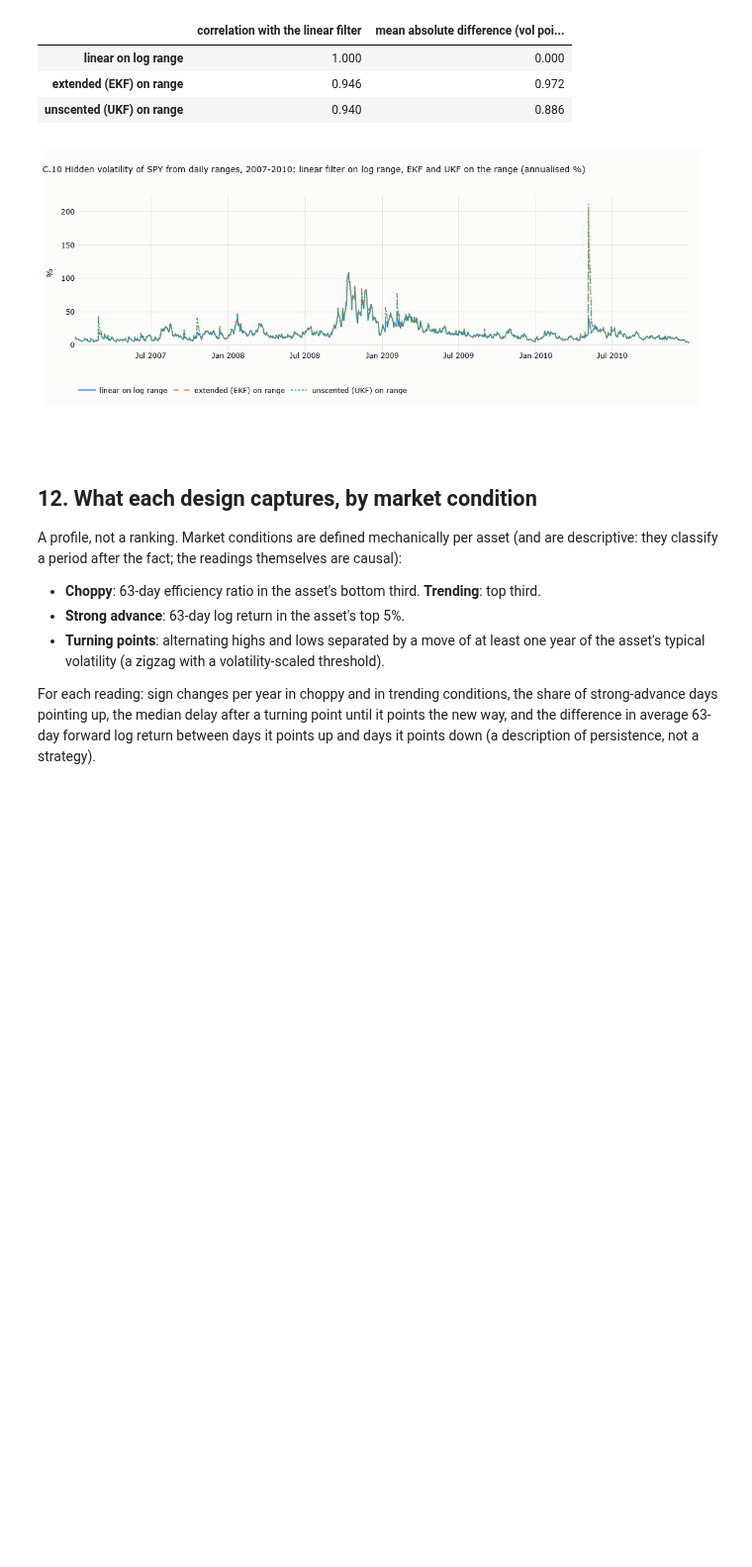
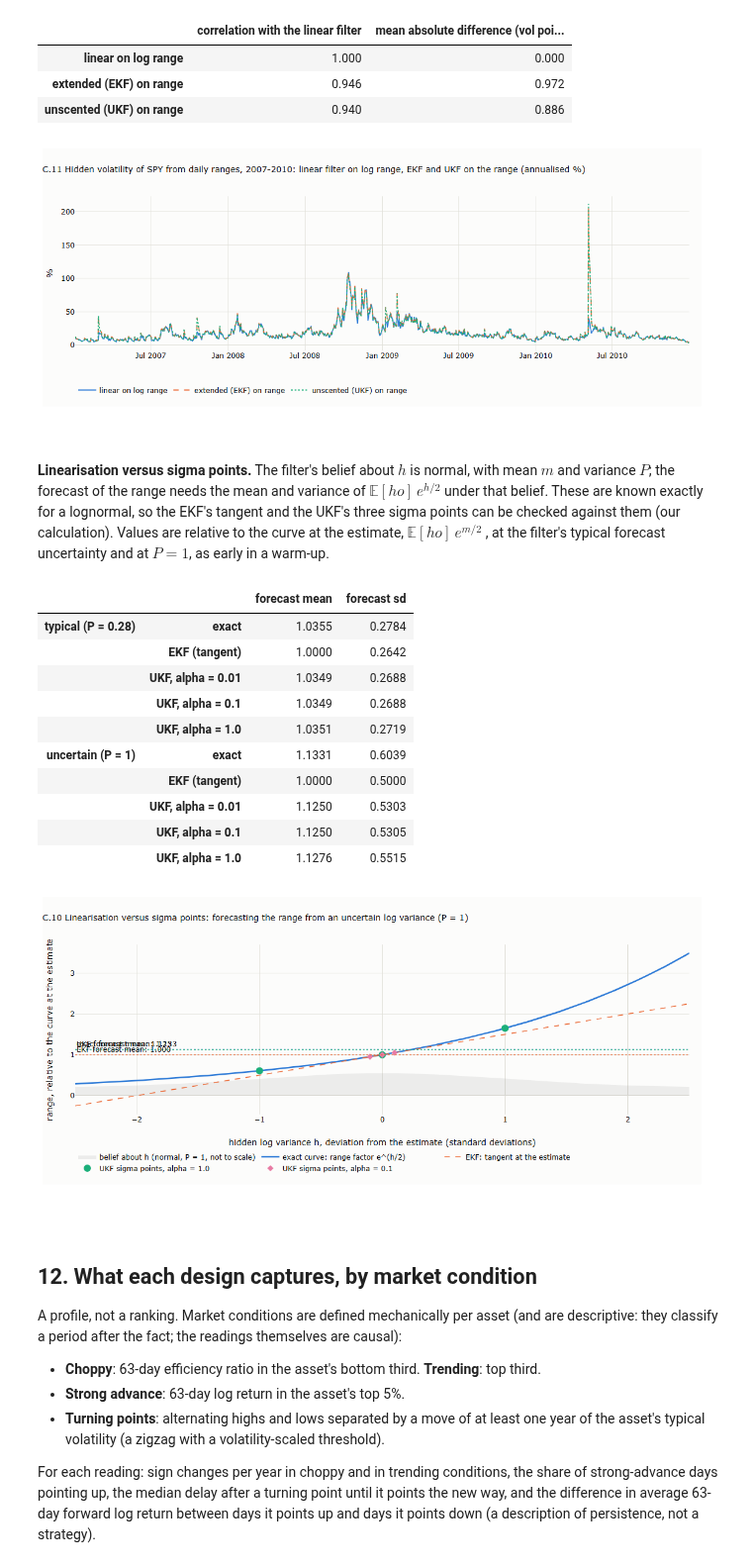
Before and after one commit to MaxGnesi/systematic-trading-notes, a Jupyter notebook: lectures/04-tracking-hidden-states/13_tracking_hidden_states.ipynb, the cells around one changed output. Shown at 99% size. Saved outputs shown, nothing was run; the diff lists cells and outputs as text; code cells hidden in the pictures; blank space fills up the shorter version.

```diff
--- a/lectures/04-tracking-hidden-states/13_tracking_hidden_states.ipynb
+++ b/lectures/04-tracking-hidden-states/13_tracking_hidden_states.ipynb
@@ -501,0 +506,14 @@ fig
+# %%
+pace = pd.Series(y_qqq, dates).diff(20) * 252 / 20
+w = slice("2020-03-23", "2020-06-30")
+print(f"QQQ fastest 20-day pace after the March low: {100 * pace[w].max():.0f}% annualised ({pace[w].idxmax().date()})")
+rows = {}
+for nm, q in settings.items():
+    Xs = pd.DataFrame(kalman(y_qqq, F3, H3, np.array(q), 1e-4)["states"], index=dates)
+    sl, gap = Xs[1][w], np.exp(Xs[0] - y_qqq)[w] - 1
+    t0 = sl.idxmax(); i0 = dates.get_loc(t0)
+    rows[nm] = {"peak slope (% a year)": 100 * 252 * sl.max(), "date": t0.date(),
+                "next 21 days implied by the slope (%)": 100 * (np.exp(21 * sl.max()) - 1),
+                "next 21 days realised (%)": 100 * (qqq.iloc[i0 + 21] / qqq.iloc[i0] - 1),
+                "largest level above price (%)": 100 * gap.max()}
+display(pd.DataFrame(rows).T.round(1))
@@ -742,6 +836,72 @@ Agreement between the three estimates of annualised session volatility (SPY):
 | extended (EKF) on range | 0.946 | 0.972 |
 | unscented (UKF) on range | 0.940 | 0.886 |
 [figure]
+# %% [markdown]
+**Linearisation versus sigma points.** The filter's belief about $h$ is normal, with mean $m$ and
+variance $P$; the forecast of the range needs the mean and variance of $\mathbb E[
+ho]\,e^{h/2}$ under
+that belief. These are known exactly for a lognormal, so the EKF's tangent and the UKF's three sigma
+points can be checked against them (our calculation). Values are relative to the curve at the estimate,
+$\mathbb E[
+ho]\,e^{m/2}$, at the filter's typical forecast uncertainty and at $P = 1$, as early in a warm-up.
+# %%
+def unscented(mean, var, alpha, beta=2.0, kappa=0.0):
+    lam = alpha ** 2 * (1 + kappa) - 1
+    spread = np.sqrt((1 + lam) * var)
+    points = np.array([mean, mean + spread, mean - spread])
+    wm = np.array([lam, 0.5, 0.5]) / (1 + lam)
+    wc = wm.copy(); wc[0] += 1 - alpha ** 2 + beta
+    vals = np.exp(points / 2)
+    m_ = wm @ vals
+    return points, m_, np.sqrt(wc @ (vals - m_) ** 2)
+
+
+P_ = 1.0
+for _ in range(2000):                     # steady uncertainty of the linear filter on log range
+    Pp = P_ + q_best
+    K_ = 0.5 * Pp / (0.25 * Pp + var_lr)
+    P_ = (1 - 0.5 * K_) * Pp
+rows = {}
+for label, var in ((f"typical (P = {Pp:.2f})", Pp), ("uncertain (P = 1)", 1.0)):
+    rows[(label, "exact")] = {"forecast mean": np.exp(var / 8), "forecast sd": np.sqrt(np.exp(var / 4) * (np.exp(var / 4) - 1))}
+    rows[(label, "EKF (tangent)")] = {"forecast mean": 1.0, "forecast sd": 0.5 * np.sqrt(var)}
+    for a in (0.01, 0.1, 1.0):
+        _, m_, sd_ = unscented(0.0, var, a)
+        rows[(label, f"UKF, alpha = {a}")] = {"forecast mean": m_, "forecast sd": sd_}
+display(pd.DataFrame(rows).T.round(4))
+
+x = np.linspace(-2.5, 2.5, 201)
+fig = go.Figure()
+fig.add_scatter(x=x, y=0.35 * np.exp(-x ** 2 / 2) + 0.2, fill="tozeroy", fillcolor="rgba(150,150,150,0.15)", mode="lines",
+                line=dict(width=0, color=MUTED), name="belief about h (normal, P = 1, not to scale)")
+fig.add_scatter(x=x, y=np.exp(x / 2), mode="lines", line=dict(width=2.5, color=SERIES[0]), name="exact curve: range factor e^(h/2)")
+fig.add_scatter(x=x, y=1 + x / 2, mode="lines", line=dict(width=1.5, color=SERIES[1], dash="dash"), name="EKF: tangent at the estimate")
+for j, a in enumerate((1.0, 0.1)):
+    pts, _, _ = unscented(0.0, 1.0, a)
+    fig.add_scatter(x=pts, y=np.exp(pts / 2), mode="markers", marker=dict(size=12 - 4 * j, color=SERIES[2 + j], symbol=["circle", "diamond"][j]),
+                    name=f"UKF sigma points, alpha = {a}")
+for val, nm, c in ((np.exp(1 / 8), "exact forecast mean", SERIES[0]), (1.0, "EKF forecast mean", SERIES[1]),
+                   (unscented(0.0, 1.0, 0.1)[1], "UKF forecast mean", SERIES[2])):
+    fig.add_hline(y=val, line=dict(width=1, color=c, dash="dot"), annotation_text=f"{nm}: {val:.3f}", annotation_position="top left")
+fig.update_layout(title="C.10 Linearisation versus sigma points: forecasting the range from an uncertain log variance (P = 1)",
+                  xaxis_title="hidden log variance h, deviation from the estimate (standard deviations)",
+                  yaxis_title="range, relative to the curve at the estimate", height=480, width=1100, margin=dict(t=80, b=70),
+                  legend=dict(orientation="h", y=-0.2, x=0))
+save_figure(fig, "c10_sigma_points", FIG)
+fig
+# %% [output]
+|  |  | forecast mean | forecast sd |
+| typical (P = 0.28) | exact | 1.0355 | 0.2784 |
+|  | EKF (tangent) | 1.0000 | 0.2642 |
+|  | UKF, alpha = 0.01 | 1.0349 | 0.2688 |
+|  | UKF, alpha = 0.1 | 1.0349 | 0.2688 |
+|  | UKF, alpha = 1.0 | 1.0351 | 0.2719 |
+| uncertain (P = 1) | exact | 1.1331 | 0.6039 |
+|  | EKF (tangent) | 1.0000 | 0.5000 |
+|  | UKF, alpha = 0.01 | 1.1250 | 0.5303 |
+|  | UKF, alpha = 0.1 | 1.1250 | 0.5305 |
+|  | UKF, alpha = 1.0 | 1.1276 | 0.5515 |
+[figure, added]
 # %% [markdown]
 ## 12. What each design captures, by market condition
 
```
Also changed, not shown: parts of 8 cells of this notebook, 11 other files.
